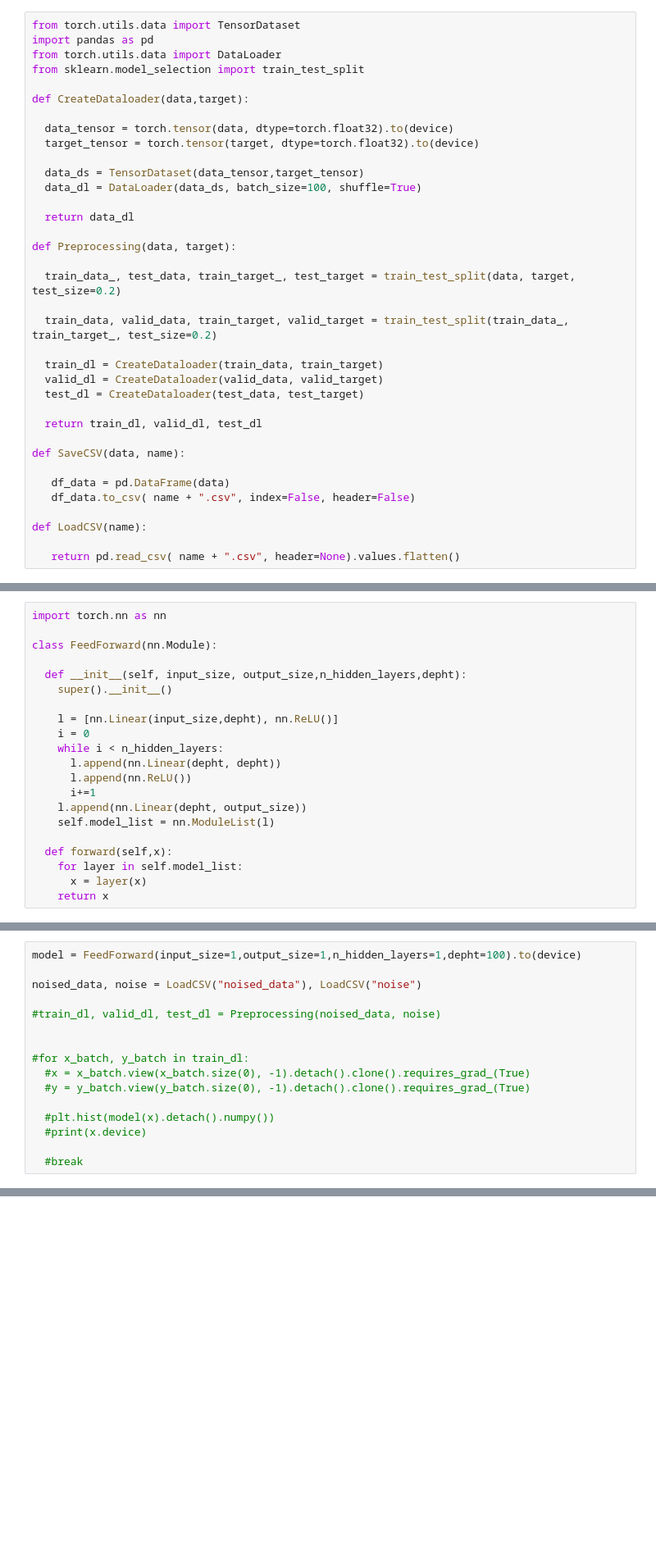
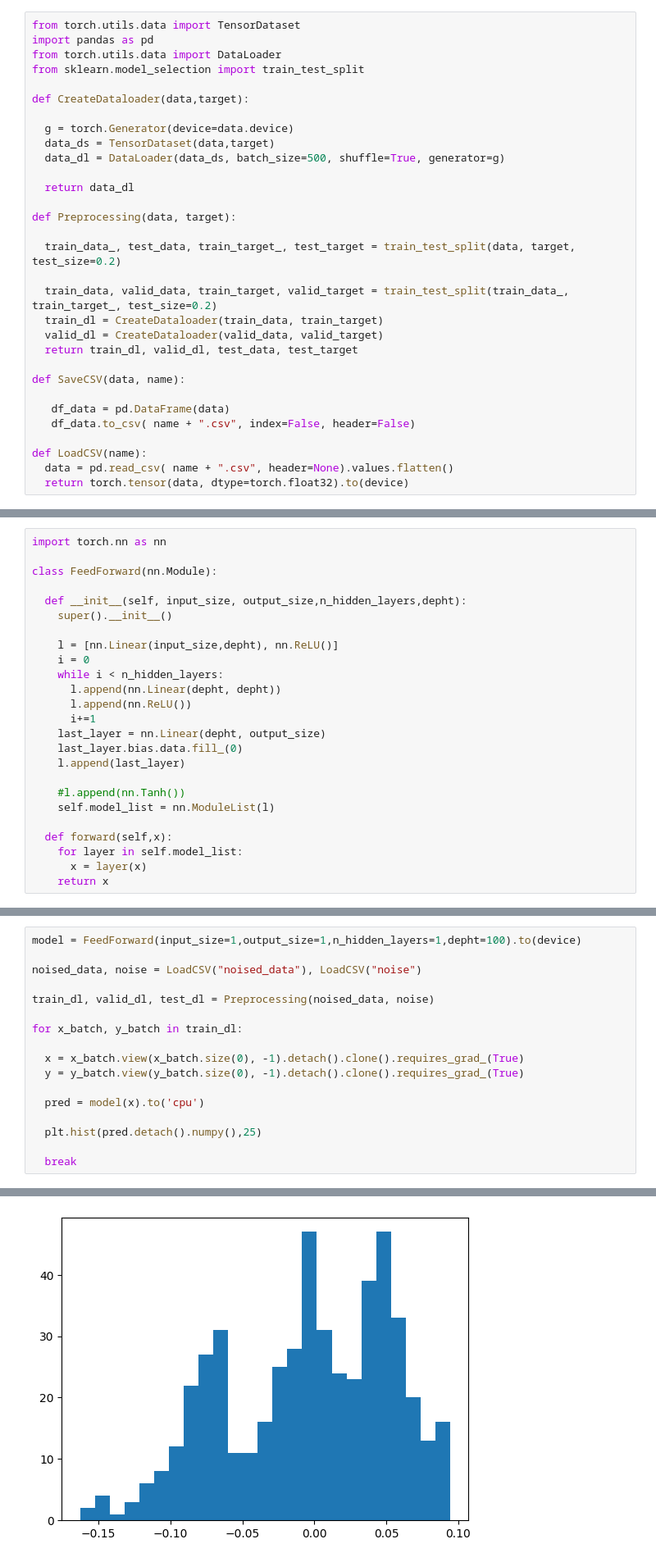
Before and after one commit to W-physics/Tesis, a Jupyter notebook: troubleshooting.ipynb, the cells around one changed output, grey strips where cells are left out. Shown at 82% size. Cells and saved outputs as stored; diff of their text form; blank space fills up the shorter version.

```diff
--- a/troubleshooting.ipynb
+++ b/troubleshooting.ipynb
@@ -65,11 +16,9 @@ from sklearn.model_selection import train_test_split
 
 def CreateDataloader(data,target):
 
-  data_tensor = torch.tensor(data, dtype=torch.float32).to(device)
-  target_tensor = torch.tensor(target, dtype=torch.float32).to(device)
-
-  data_ds = TensorDataset(data_tensor,target_tensor)
-  data_dl = DataLoader(data_ds, batch_size=100, shuffle=True)
+  g = torch.Generator(device=data.device)
+  data_ds = TensorDataset(data,target)
+  data_dl = DataLoader(data_ds, batch_size=500, shuffle=True, generator=g)
 
   return data_dl
 
@@ -78,12 +27,9 @@ def Preprocessing(data, target):
   train_data_, test_data, train_target_, test_target = train_test_split(data, target, test_size=0.2)
 
   train_data, valid_data, train_target, valid_target = train_test_split(train_data_, train_target_, test_size=0.2)
-
   train_dl = CreateDataloader(train_data, train_target)
   valid_dl = CreateDataloader(valid_data, valid_target)
-  test_dl = CreateDataloader(test_data, test_target)
-
-  return train_dl, valid_dl, test_dl
+  return train_dl, valid_dl, test_data, test_target
 
 def SaveCSV(data, name):
 
@@ -91,5 +37,5 @@ def SaveCSV(data, name):
    df_data.to_csv( name + ".csv", index=False, header=False)
 
 def LoadCSV(name):
-
-   return pd.read_csv( name + ".csv", header=None).values.flatten()
+  data = pd.read_csv( name + ".csv", header=None).values.flatten()
+  return torch.tensor(data, dtype=torch.float32).to(device)
@@ -113,7 +108,11 @@ class FeedForward(nn.Module):
       l.append(nn.Linear(depht, depht))
       l.append(nn.ReLU())
       i+=1
-    l.append(nn.Linear(depht, output_size))
+    last_layer = nn.Linear(depht, output_size)
+    last_layer.bias.data.fill_(0)
+    l.append(last_layer)
+
+    #l.append(nn.Tanh())
     self.model_list = nn.ModuleList(l)
 
   def forward(self,x):
@@ -212,15 +193,16 @@ model = FeedForward(input_size=1,output_size=1,n_hidden_layers=1,depht=100).to(d
 
 noised_data, noise = LoadCSV("noised_data"), LoadCSV("noise")
 
-#train_dl, valid_dl, test_dl = Preprocessing(noised_data, noise)
+train_dl, valid_dl, test_dl = Preprocessing(noised_data, noise)
 
+for x_batch, y_batch in train_dl:
 
-#for x_batch, y_batch in train_dl:
-  #x = x_batch.view(x_batch.size(0), -1).detach().clone().requires_grad_(True)
-  #y = y_batch.view(y_batch.size(0), -1).detach().clone().requires_grad_(True)
+  x = x_batch.view(x_batch.size(0), -1).detach().clone().requires_grad_(True)
+  y = y_batch.view(y_batch.size(0), -1).detach().clone().requires_grad_(True)
 
-  #plt.hist(model(x).detach().numpy())
-  #print(x.device)
+  pred = model(x).to('cpu')
 
-  #break
+  plt.hist(pred.detach().numpy(),25)
+
+  break
 # %% [output]
@@ -227,0 +212 @@ numpy.ndarray
+[figure, added]
```
Also changed, not shown: parts of 7 cells of this notebook.
